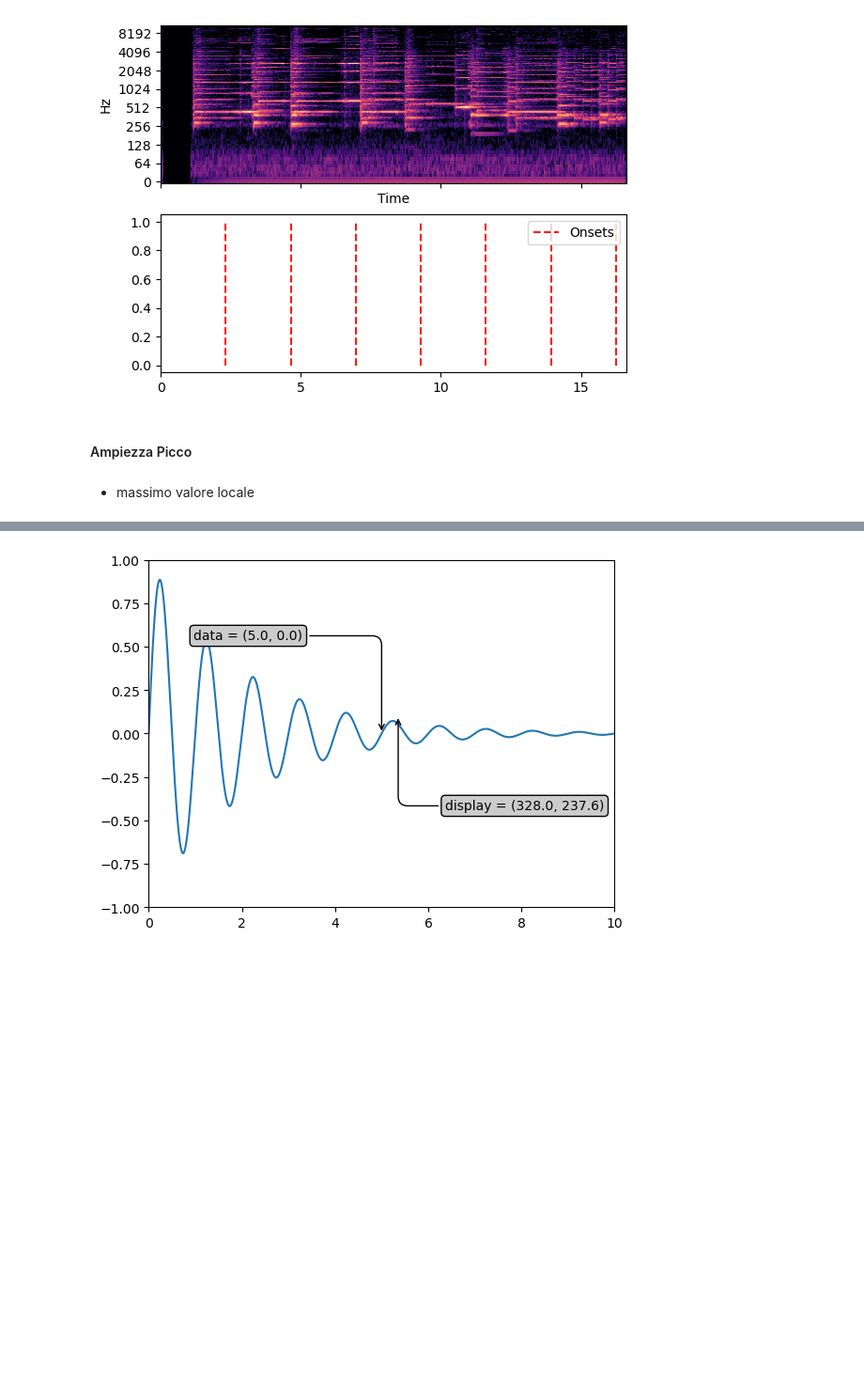
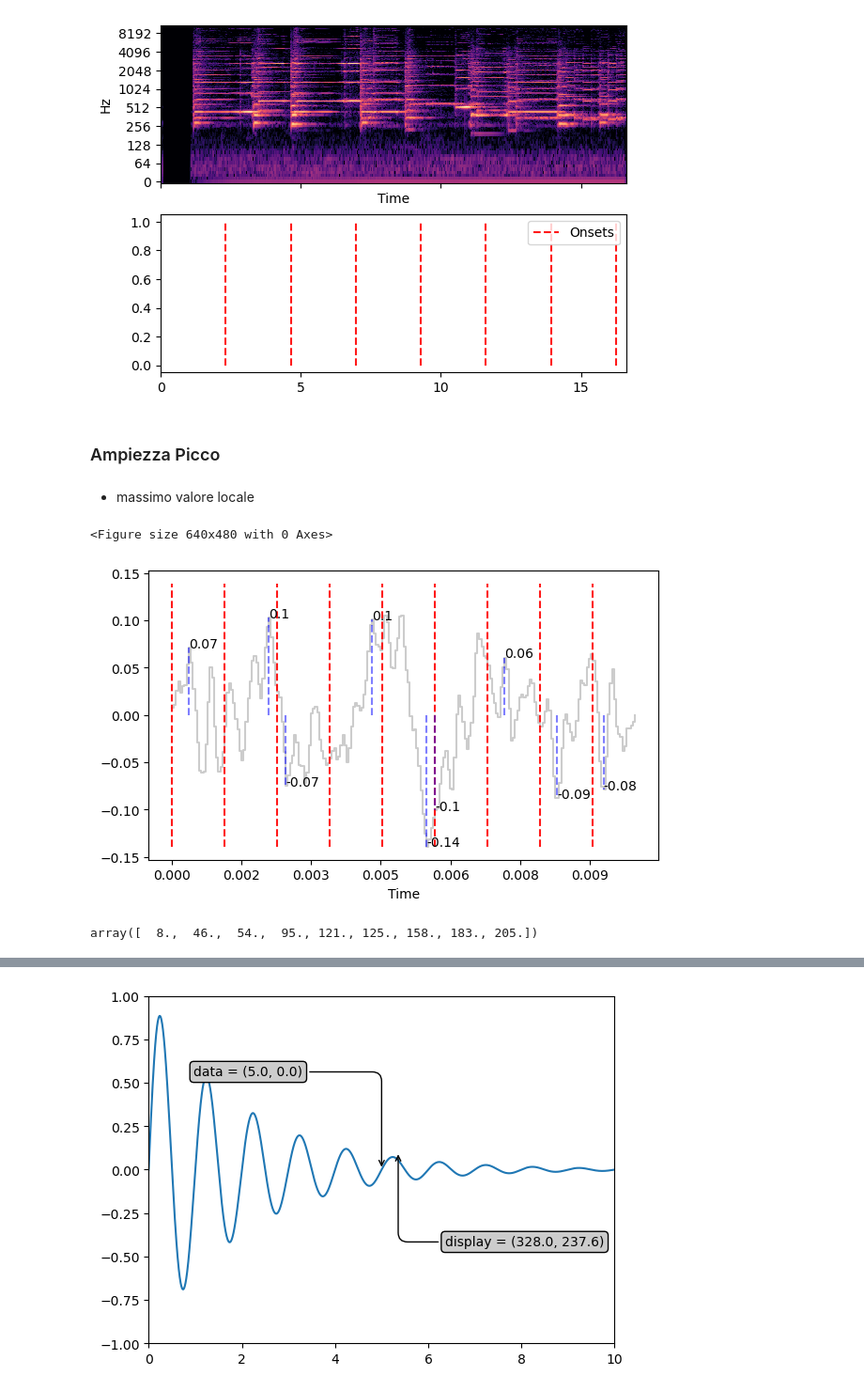
Before and after one commit to andreaagostini-teaching/cs1-dispense, a Jupyter notebook: notebooks/capitolo_1.ipynb, the cells around one changed output, grey strips where cells are left out. Shown at 94% size. Saved outputs shown, nothing was run; the diff lists cells and outputs as text; code cells hidden in the pictures; blank space fills up the shorter version.

```diff
--- a/notebooks/capitolo_1.ipynb
+++ b/notebooks/capitolo_1.ipynb
@@ -276,6 +334,81 @@ plt.show()
 #plt.show()
 #plt.savefig("../git_dispense/cs1-dispense/figures/seno_coseno.pgf")
 # %% [markdown]
-#### Ampiezza Picco
+### Ampiezza Picco
 # %% [markdown]
 - massimo valore locale
+# %%
+#ripiglio lo stesso segmento di ciaccona
+#dividi il wave in n marker temporeggiati e poi ottieni per ogni sezione il valore massimo e metti la freccetta sul valore massimo della porzione di dati
+plt.clf()
+
+y, sr = librosa.load(ciaccona, duration= 0.01, offset= 1.4)
+fig, ax = plt.subplots(nrows=1, sharex=True, figsize=(7, 4))
+librosa.display.waveshow(y, sr=sr, alpha = 0.2, ax=ax, color='black')
+times = librosa.times_like(y, sr=sr)
+
+
+samples_array = []
+i = 0
+
+while i <  times.size:
+    samples_array.append(i)
+    i = i + 25
+samples_array = np.array(samples_array)
+
+ms_array = samples_array / sr
+
+
+
+plot_max = abs(max(y, key=abs))
+
+#plt.title('Ampiezza di picco, misurata ad intervalli regolari di 100 samples con frequenza di campionamento 22050Hz')
+for idx,x in enumerate(ms_array):
+    #recupera il valore di ciaccona all'istante t
+    t = y[samples_array[idx]] #samples_array posizione indice
+    ax.vlines(x, max(y, key=abs), abs(max(y, key=abs)) , color='r', alpha=0.9, linestyle='--', label='Onsets')
+    #ax.annotate(round(t,2), xy= (x, t))
+
+for idx,x in enumerate(max_value_index / sr):
+    ax.vlines(x, 0, max_value[idx] , color='b', alpha=0.5, linestyle='--', label='Onsets')
+    ax.annotate(round(max_value[idx],2), xy= (x, max_value[idx]))
+
+#plt.savefig("../figures/ampiezza_picco.pgf")
+# %% [output]
+<Figure size 640x480 with 0 Axes>
+[figure, added]
+# %%
+#samples_array[0]
+
+#prendi y in frammenti, tipo y da 0 25, y da 25 a 50 etc.. poi usa la funzione max sul frammento, però voglio anche l'indice del frammento massimo
+# IN    VALORE ASSOLUTO OOO
+#max_value = np.array([])
+#max_value_index = np.array([])
+max_value = []
+max_value_index = []
+
+for idx, i  in enumerate(samples_array):
+    abs_array = 0
+    if idx == 0 :
+        abs_array = np.absolute(y[i:i+25])
+        #prima rendo l'array in valore assoluto, poi ottengo il valore massimo
+        max_value.append(max(y[0:25], key= abs))
+        #max_value_index.append(max_value.index(max(y[0:25], key= abs)))
+        max_value_index = np.append(max_value_index, abs_array.argmax())
+        #max_value = np.append(max_value, [y[0: 25].max()])
+    else:
+        max_value.append(max(y[i: i+25], key= abs))
+        #max_value_index.append(max_value.index(max(y[i: i+25], key= abs)))
+        abs_array = np.absolute(y[i:i+25])
+        max_value_index = np.append(max_value_index, abs_array.argmax()+ i)
+        #max_value = np.append(max_value, [y[i: i+25].max()])
+
+
+    #print(samples_array[idx-1])
+    #print(i)
+#y.max()
+#max(y, key= abs)
+max_value = np.array(max_value)
+max_value_index
+# %% [output]
+array([  8.,  46.,  54.,  95., 121., 125., 158., 183., 205.])
```
Also changed, not shown: parts of 12 cells of this notebook, 5 other files.
